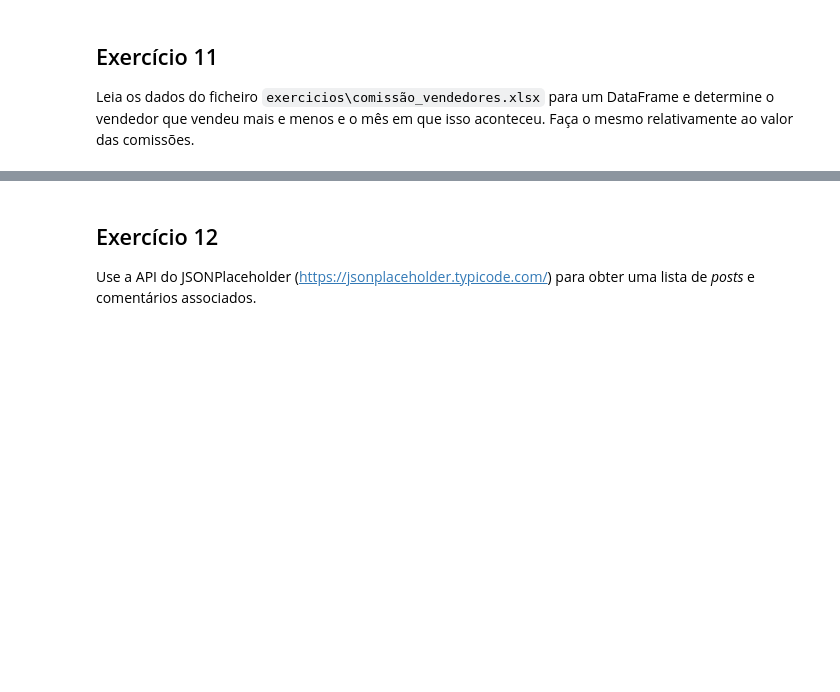
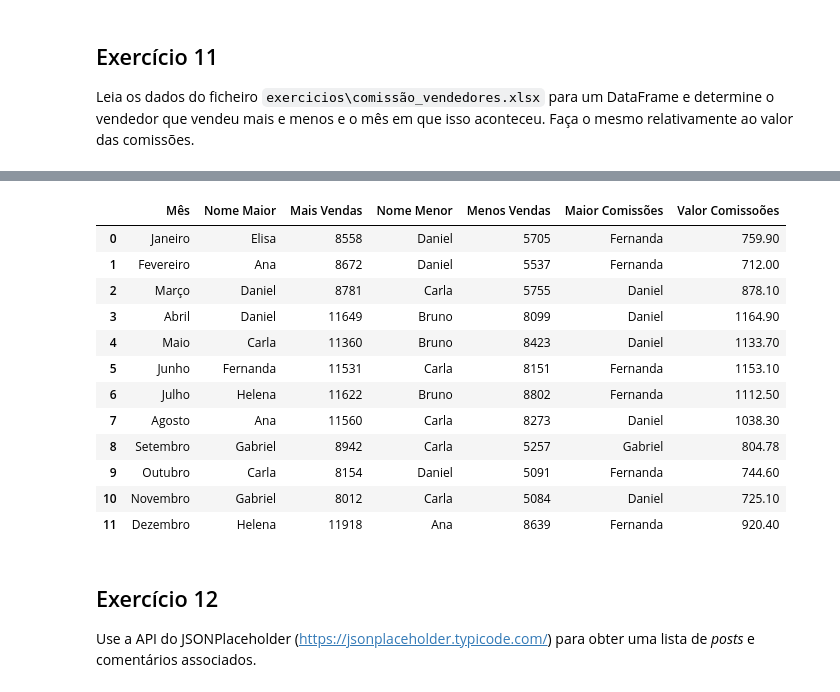
Before and after one commit to andrevieira345/analise_de_dados, a Jupyter notebook: AULA 02/03.2-exercicios.ipynb, the cells around one changed output, grey strips where cells are left out. Saved outputs shown, nothing was run; the diff lists cells and outputs as text; code cells hidden in the pictures; blank space fills up the shorter version.

```diff
--- a/AULA 02/03.2-exercicios.ipynb
+++ b/AULA 02/03.2-exercicios.ipynb
@@ -317,3 +317,9 @@ df10
 ## Exercício 11
 
 Leia os dados do ficheiro `exercicios\comissão_vendedores.xlsx` para um DataFrame e determine o vendedor que vendeu mais e menos e o mês em que isso aconteceu. Faça o mesmo relativamente ao valor das comissões.
+# %%
+import pandas as pd
+
+dados11 = pd.read_excel(r'exercicios/comissão_vendedores.xlsx')
+
+print(dados11)
@@ -319,0 +341,3 @@ Leia os dados do ficheiro `exercicios\comissão_vendedores.xlsx` para um DataFra
+# %%
+df11 = pd.DataFrame(dados11)
+df11
@@ -320,3 +358,46 @@ Leia os dados do ficheiro `exercicios\comissão_vendedores.xlsx` para um DataFra
+# %%
+# funçao 1, vendedor com mais vendas e menos vendas, total de vendas - por mes
+
+resultados_vendas = []
+
+for m in df11['Mês'].unique():
+    dados_mes = df11[df11['Mês'] == m]
+
+    maior_vendas = dados_mes.loc[dados_mes['Total de Vendas'].idxmax()]
+    menor_vendas = dados_mes.loc[dados_mes['Total de Vendas'].idxmin()]
+    maior_comissoes = dados_mes.loc[dados_mes['Valor da Comissão'].idxmax()]
+
+    resultados_vendas.append({
+        'Mês': m,
+        'Nome Maior' : maior_vendas['Vendedor'],
+        'Mais Vendas' : maior_vendas['Total de Vendas'],
+        'Nome Menor' : menor_vendas['Vendedor'],
+        'Menos Vendas' : menor_vendas['Total de Vendas'],
+        'Maior Comissões' : maior_comissoes['Vendedor'],
+        'Valor Comissoões' : maior_comissoes['Valor da Comissão'],
+        })
+
+df11_resultados_vendas = pd.DataFrame(resultados_vendas)
+
+df11_resultados_vendas
+
+
+
+#funçao 2, vendedor com mais comissoes por mes
+# %% [output]
+|  | Mês | Nome Maior | Mais Vendas | Nome Menor | Menos Vendas | Maior Comissões | Valor Comissoões |
+| 0 | Janeiro | Elisa | 8558 | Daniel | 5705 | Fernanda | 759.90 |
+| 1 | Fevereiro | Ana | 8672 | Daniel | 5537 | Fernanda | 712.00 |
+| 2 | Março | Daniel | 8781 | Carla | 5755 | Daniel | 878.10 |
+| 3 | Abril | Daniel | 11649 | Bruno | 8099 | Daniel | 1164.90 |
+| 4 | Maio | Carla | 11360 | Bruno | 8423 | Daniel | 1133.70 |
+| 5 | Junho | Fernanda | 11531 | Carla | 8151 | Fernanda | 1153.10 |
+| 6 | Julho | Helena | 11622 | Bruno | 8802 | Fernanda | 1112.50 |
+| 7 | Agosto | Ana | 11560 | Carla | 8273 | Daniel | 1038.30 |
+| 8 | Setembro | Gabriel | 8942 | Carla | 5257 | Gabriel | 804.78 |
+| 9 | Outubro | Carla | 8154 | Daniel | 5091 | Fernanda | 744.60 |
+| 10 | Novembro | Gabriel | 8012 | Carla | 5084 | Daniel | 725.10 |
+| 11 | Dezembro | Helena | 11918 | Ana | 8639 | Fernanda | 920.40 |
 # %% [markdown]
 ## Exercício 12
 Use a API do JSONPlaceholder (https://jsonplaceholder.typicode.com/) para obter uma lista de _posts_ e comentários associados.
```
Also changed, not shown: parts of 4 cells of this notebook, 2 other files.
